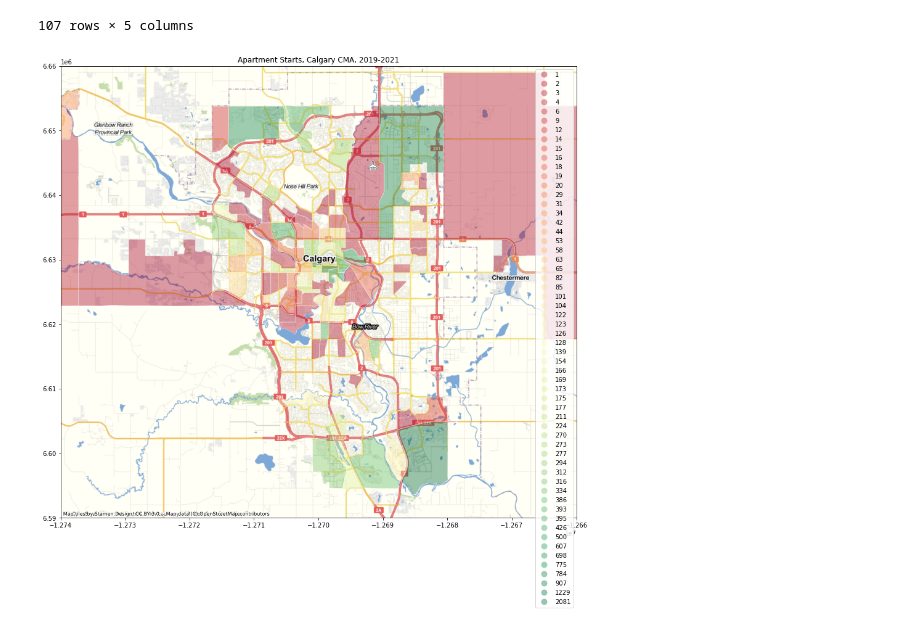
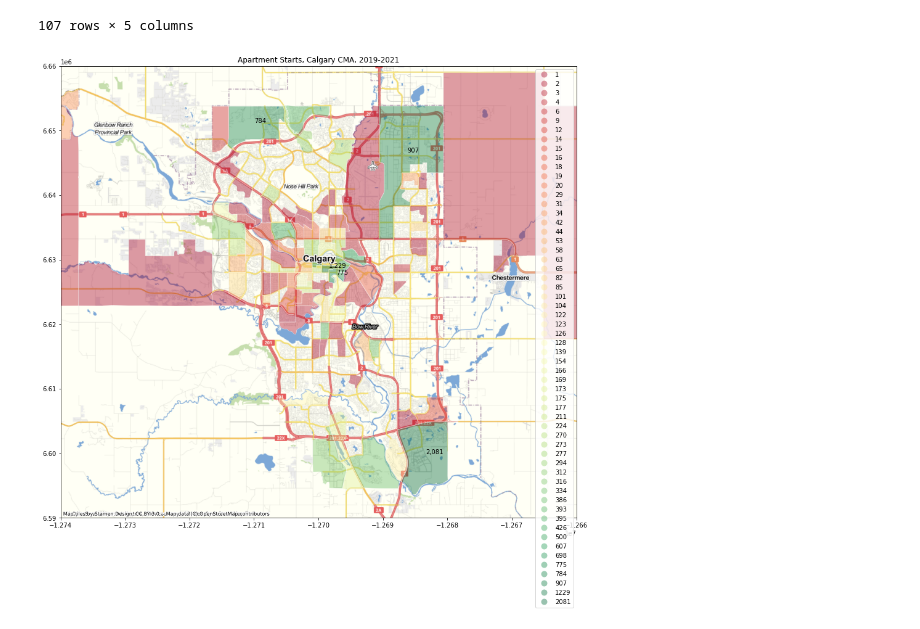
Before and after one commit to doublebigmak/housing_stats, a Jupyter notebook: starts_geo.ipynb, the cells around one changed output. Drawn from its saved outputs; the diff is of its cells as text; code cells hidden in the pictures.

Commit message:
all starts completed

```diff
--- a/starts_geo.ipynb
+++ b/starts_geo.ipynb
@@ -37,6 +37,7 @@ apt_starts['CTUID']=apt_starts['CTUID'].map('{:.2f}'.format)
 apt_starts['CTUID']=apt_starts['CTUID'].astype(str)
 # %%
 merged_starts = cal_ct.merge(apt_starts,on='CTUID')
+merged_starts=merged_starts.to_crs(epsg='3857')
 # %%
 pd.concat([cal_ct.merge(apt_starts,on='CTUID')['CTUID'],apt_starts['CTUID']]).drop_duplicates(keep=False)
 # %% [output]
@@ -64,6 +65,8 @@ apt_starts
 | 106 | 8259008.00 | NaN | NaN | 1 | 1 |
 | 107 | 8259012.00 | NaN | NaN | 1 | 1 |
 107 rows × 5 columns
+# %%
+top_five = merged_starts.sort_values(by="Total",ascending=False)[:5]
 # %%
 import geoplot as gplt
 import geoplot.crs as gcrs
@@ -71,14 +74,17 @@ import contextily as cx
 # %%
 fig,ax = plt.subplots(1,1,figsize=(15,15))
 ax.set_title('Apartment Starts, Calgary CMA, 2019-2021')
 merged_starts.to_crs(epsg='3857').plot(column='Total',cmap='RdYlGn',edgecolor='white', ax=ax,alpha = 0.4, legend = True)
+for x, y, label in zip(top_five.geometry.centroid.x, top_five.geometry.centroid.y, top_five['Total']):
+    ax.annotate("{:,.0f}".format(label), xy=(x, y), xytext=(1, 1), textcoords="offset points")
 minx=-1.274*10**7
 maxx=-1.266*10**7
 miny=6.59*10**6
 maxy=6.66*10**6
 ax.set_xlim(minx, maxx)
 ax.set_ylim(miny, maxy)
 cx.add_basemap(ax ,source=cx.providers.OpenStreetMap.BZH)
 cx.add_basemap(ax ,source=cx.providers.Stamen.TonerLabels)
+plt.savefig('apt_starts.png',facecolor='white',transparent=False)
 # %% [output]
-[figure, old version]
+[figure, new version]
```
Also changed, not shown: parts of 8 cells of this notebook, 4 other files.
